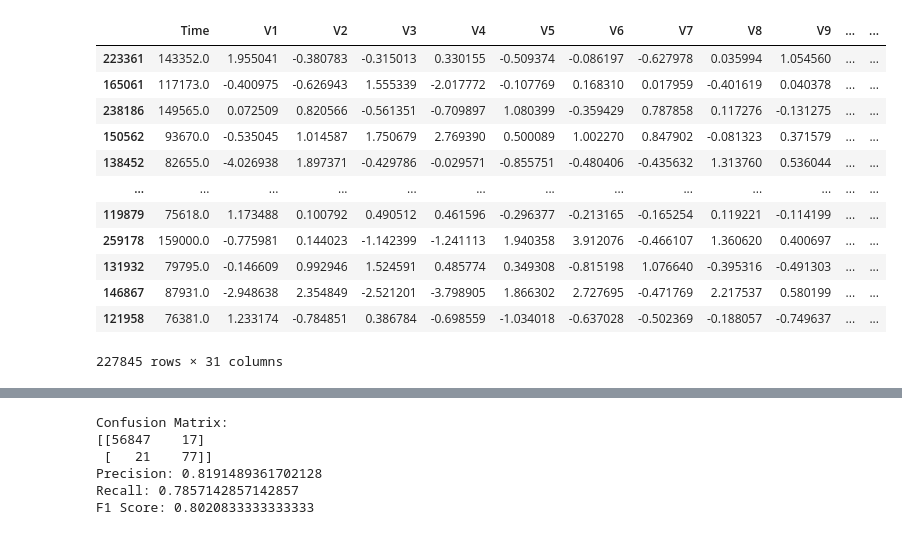
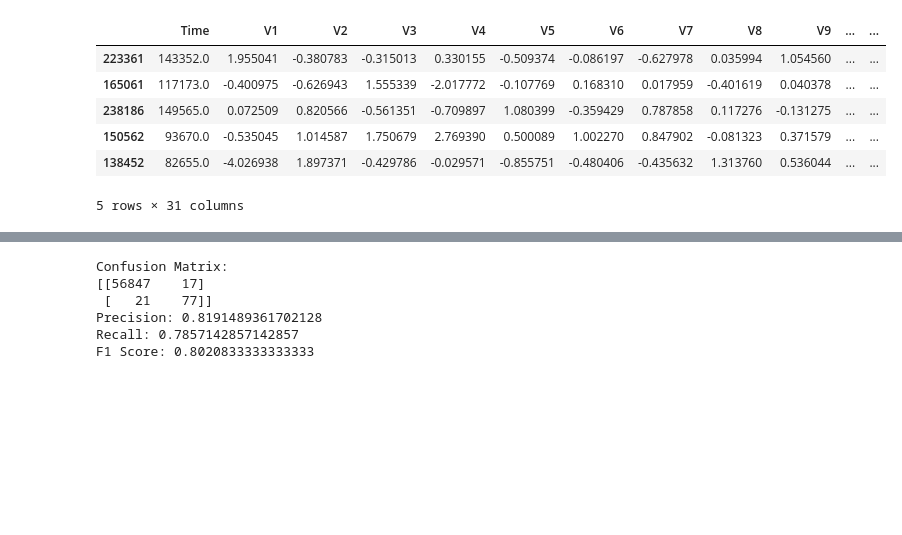
Before and after one commit to john-adeojo/kedro-project, a Jupyter notebook: fraud-detection/notebooks/fraud_detection_notebook.ipynb, the cells around one changed output, grey strips where cells are left out. Saved outputs shown, nothing was run; the diff lists cells and outputs as text; code cells hidden in the pictures; blank space fills up the shorter version.

```diff
--- a/fraud-detection/notebooks/fraud_detection_notebook.ipynb
+++ b/fraud-detection/notebooks/fraud_detection_notebook.ipynb
@@ -12,25 +10,19 @@ df = pd.read_csv(url)
 # %%
 # split data
 from sklearn.model_selection import train_test_split
 
 seed = 42
 train_df, holdout_df = train_test_split(df, test_size=0.2, random_state=seed)
 
-train_df
+train_df.head()
 # %% [output]
 |  | Time | V1 | V2 | V3 | V4 | V5 | V6 | V7 | V8 | V9 | ... | ... |
 | 223361 | 143352.0 | 1.955041 | -0.380783 | -0.315013 | 0.330155 | -0.509374 | -0.086197 | -0.627978 | 0.035994 | 1.054560 | ... | ... |
 | 165061 | 117173.0 | -0.400975 | -0.626943 | 1.555339 | -2.017772 | -0.107769 | 0.168310 | 0.017959 | -0.401619 | 0.040378 | ... | ... |
 | 238186 | 149565.0 | 0.072509 | 0.820566 | -0.561351 | -0.709897 | 1.080399 | -0.359429 | 0.787858 | 0.117276 | -0.131275 | ... | ... |
 | 150562 | 93670.0 | -0.535045 | 1.014587 | 1.750679 | 2.769390 | 0.500089 | 1.002270 | 0.847902 | -0.081323 | 0.371579 | ... | ... |
 | 138452 | 82655.0 | -4.026938 | 1.897371 | -0.429786 | -0.029571 | -0.855751 | -0.480406 | -0.435632 | 1.313760 | 0.536044 | ... | ... |
-| ... | ... | ... | ... | ... | ... | ... | ... | ... | ... | ... | ... | ... |
-| 119879 | 75618.0 | 1.173488 | 0.100792 | 0.490512 | 0.461596 | -0.296377 | -0.213165 | -0.165254 | 0.119221 | -0.114199 | ... | ... |
-| 259178 | 159000.0 | -0.775981 | 0.144023 | -1.142399 | -1.241113 | 1.940358 | 3.912076 | -0.466107 | 1.360620 | 0.400697 | ... | ... |
-| 131932 | 79795.0 | -0.146609 | 0.992946 | 1.524591 | 0.485774 | 0.349308 | -0.815198 | 1.076640 | -0.395316 | -0.491303 | ... | ... |
-| 146867 | 87931.0 | -2.948638 | 2.354849 | -2.521201 | -3.798905 | 1.866302 | 2.727695 | -0.471769 | 2.217537 | 0.580199 | ... | ... |
-| 121958 | 76381.0 | 1.233174 | -0.784851 | 0.386784 | -0.698559 | -1.034018 | -0.637028 | -0.502369 | -0.188057 | -0.749637 | ... | ... |
-227845 rows × 31 columns
+5 rows × 31 columns
 # %%
 from ludwig.api import LudwigModel
 import requests
```
Also changed, not shown: parts of 7 cells of this notebook, 8 other files.
